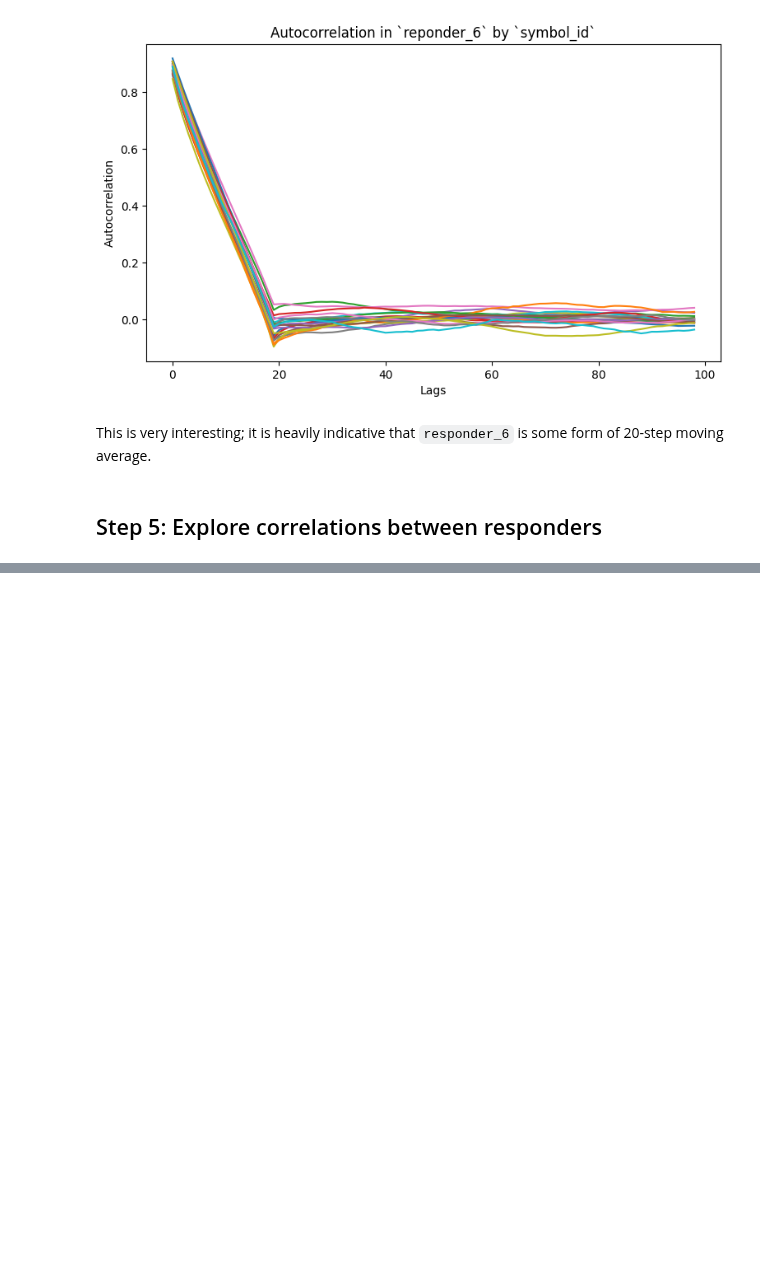
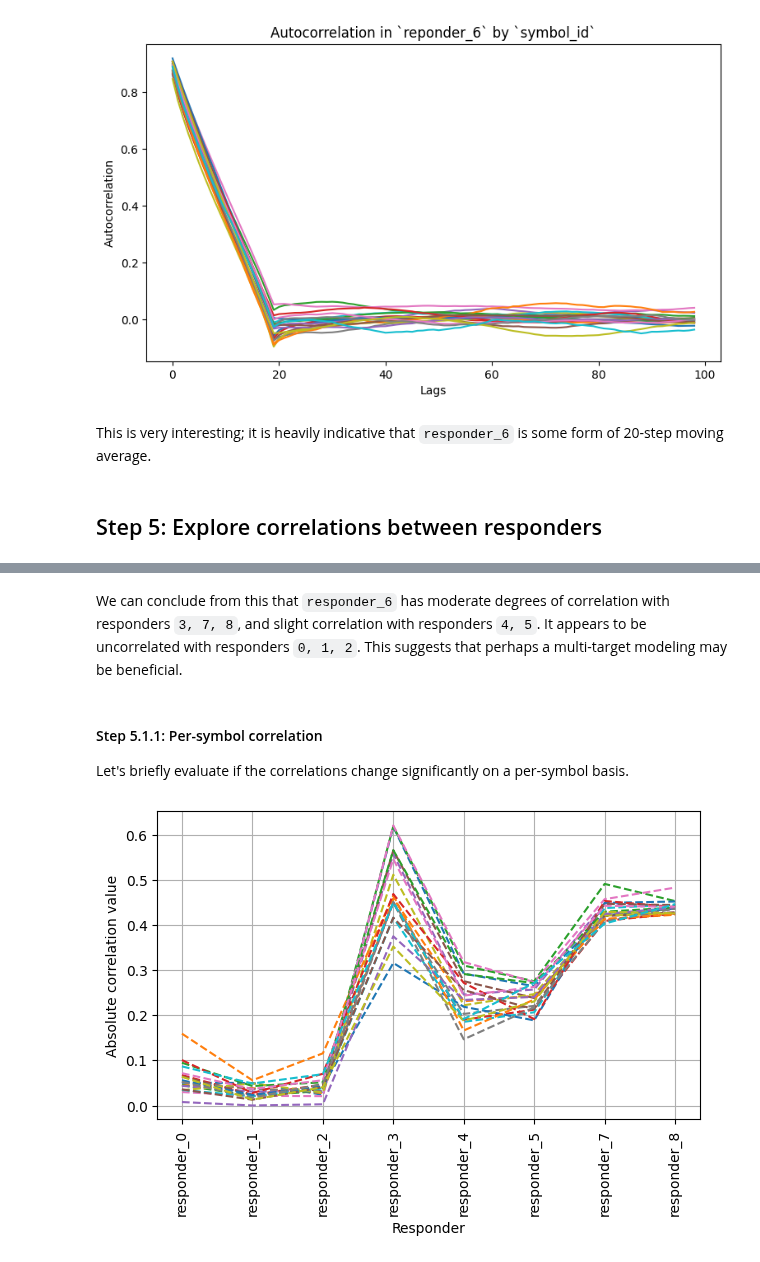
Before and after one commit to victorventuri/kaggle_play, a Jupyter notebook: jane_street_2025/understanding_data.ipynb, the cells around one changed output, grey strips where cells are left out. Saved outputs shown, nothing was run; the diff lists cells and outputs as text; code cells hidden in the pictures; blank space fills up the shorter version.

Commit message:
evaluating responder correlation a bit deeper

```diff
--- a/jane_street_2025/understanding_data.ipynb
+++ b/jane_street_2025/understanding_data.ipynb
@@ -337,0 +344,6 @@ This is very interesting; it is heavily indicative that `responder_6` is some fo
+# %%
+# Get list of responders
+responders = [name for name in train_0.columns if 'responder' in name]
+
+# Compute correlation
+responder_global_corr = train_0[responders].corr()
@@ -337,0 +363,30 @@ This is very interesting; it is heavily indicative that `responder_6` is some fo
+# %% [markdown]
+We can conclude from this that `responder_6` has moderate degrees of correlation with responders `3, 7, 8`, and slight correlation with responders `4, 5`. It appears to be uncorrelated with responders `0, 1, 2`. This suggests that perhaps a multi-target modeling may be beneficial.
+# %% [markdown]
+#### Step 5.1.1: Per-symbol correlation
+
+Let's briefly evaluate if the correlations change significantly on a per-symbol basis.
+# %%
+responder_6_corr_per_symbol = dict.fromkeys(symbols)
+
+for symbol, symbol_date in train_0.groupby('symbol_id'):
+    resp_corr = symbol_date[responders].corr()
+    resp_6_corrs = resp_corr['responder_6'].to_list()
+    # Delete the corr 6-to-6
+    del resp_6_corrs[-3]
+    responder_6_corr_per_symbol[symbol] = resp_6_corrs
+# %%
+fig, axes = plt.subplots(1, 1, figsize=(7,4))
+axes.set_ylabel('Absolute correlation value')
+axes.set_xlabel('Responder')
+xticks = [responder for responder in responders if '6' not in responder]
+axes.set_xticks(range(8))
+axes.set_xticklabels(xticks, rotation=90)
+axes.grid()
+
+for symbol, corrs in responder_6_corr_per_symbol.items():
+    axes.plot(np.abs(corrs),
+              linestyle = '--',
+              label=symbol)
+# %% [output]
+[figure, added]
```
Also changed, not shown: parts of 11 cells of this notebook.
